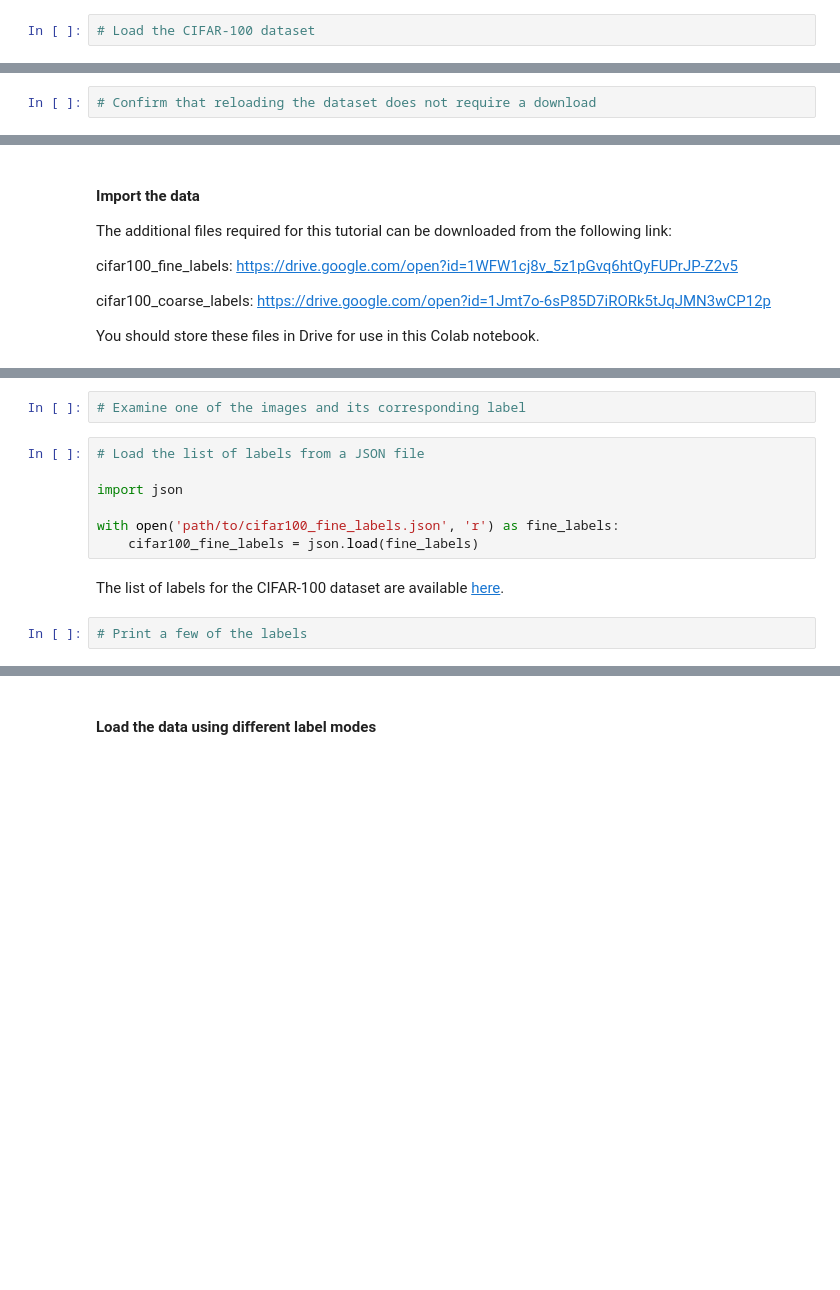
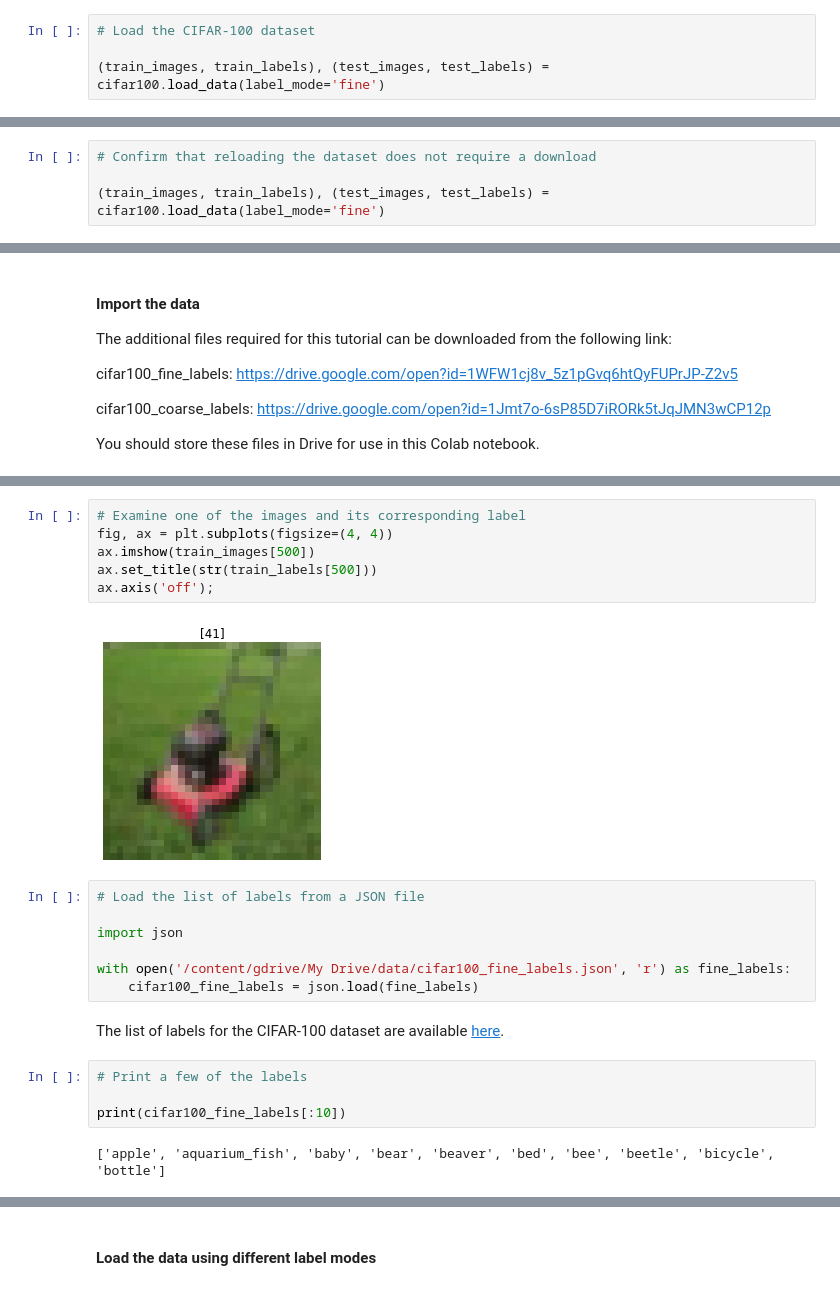
Before and after one commit to ahmed-gharib89/TensorFlow_2_for_Deep_Learning, a Jupyter notebook: Customising your models with TensorFlow 2/week2/Keras_datasets.ipynb, the cells around one changed output, grey strips where cells are left out. Cells and saved outputs as stored; diff of their text form; blank space fills up the shorter version.

```diff
--- a/Customising your models with TensorFlow 2/week2/Keras_datasets.ipynb
+++ b/Customising your models with TensorFlow 2/week2/Keras_datasets.ipynb
@@ -27,3 +30,5 @@ import matplotlib.pyplot as plt
 from tensorflow.keras.datasets import cifar100
 # %%
 # Load the CIFAR-100 dataset
+
+(train_images, train_labels), (test_images, test_labels) = cifar100.load_data(label_mode='fine')
@@ -30,5 +38,7 @@ from tensorflow.keras.datasets import cifar100
 # %%
 # Confirm that reloading the dataset does not require a download
+
+(train_images, train_labels), (test_images, test_labels) = cifar100.load_data(label_mode='fine')
 # %% [markdown]
 #### Examine the Dataset
 # %% [markdown]
@@ -51,15 +73,25 @@ drive.mount('/content/gdrive')
 # %%
 # Examine one of the images and its corresponding label
+fig, ax = plt.subplots(figsize=(4, 4))
+ax.imshow(train_images[500])
+ax.set_title(str(train_labels[500]))
+ax.axis('off');
+# %% [output]
+[figure, added]
 # %%
 # Load the list of labels from a JSON file
 
 import json
 
-with open('path/to/cifar100_fine_labels.json', 'r') as fine_labels:
+with open('/content/gdrive/My Drive/data/cifar100_fine_labels.json', 'r') as fine_labels:
     cifar100_fine_labels = json.load(fine_labels)
 # %% [markdown]
 The list of labels for the CIFAR-100 dataset are available [here](https://www.cs.toronto.edu/~kriz/cifar.html).
 # %%
 # Print a few of the labels
+
+print(cifar100_fine_labels[:10])
+# %% [output]
+['apple', 'aquarium_fish', 'baby', 'bear', 'beaver', 'bed', 'bee', 'beetle', 'bicycle', 'bottle']
 # %%
 # Print the corresponding label for the example above
```
Also changed, not shown: parts of 41 cells of this notebook.
